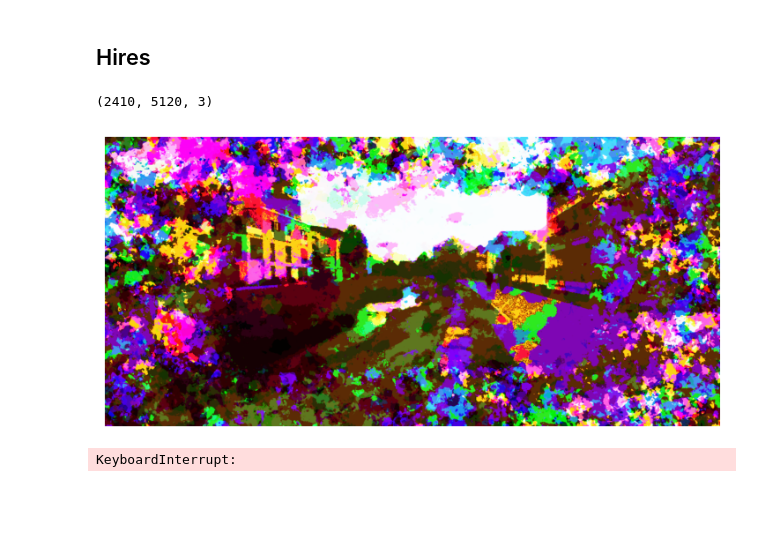
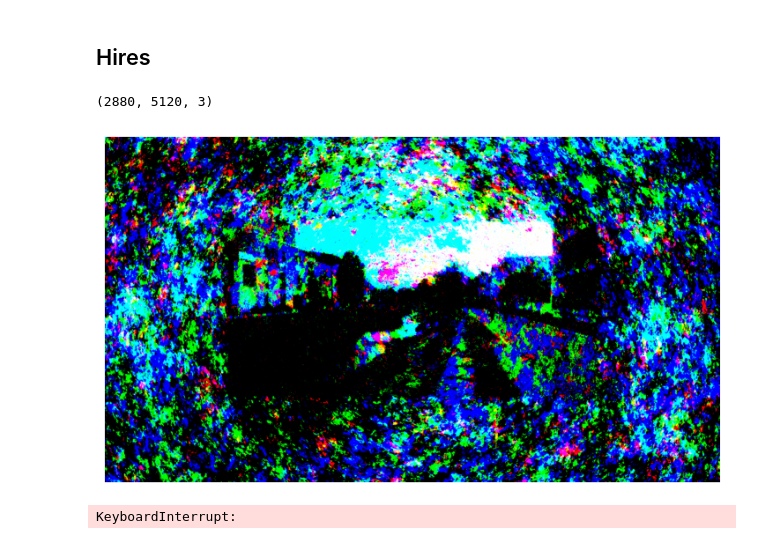
Before and after one commit to heysoos/Dissertation, a Jupyter notebook: 01_CPPN/notebooks/notebook_cppn_sandbox.ipynb, the cells around one changed output. Drawn from its saved outputs; the diff is of its cells as text; code cells hidden in the pictures; blank space fills up the shorter version.

```diff
--- a/01_CPPN/notebooks/notebook_cppn_sandbox.ipynb
+++ b/01_CPPN/notebooks/notebook_cppn_sandbox.ipynb
@@ -151,10 +168,10 @@ projection_config = None
 sampler = Sampler(cppn)
 cppn.reinit(empty_cache=True)
 
-gscale = 1.
-scale = 3
+gscale = 5.
+scale = 5.
 xres = 512
-yres = int(512*9/21)
+yres = int(512*9/16)
 zscale = 3.
 nscale = 0
 
@@ -167,7 +184,7 @@ coords = cppn._coordinates(scale*gscale,
                            *gscale, num_nulls=4)
 
 
-def transform_coordinates(coords):
+def transform_coordinates(coords, hires_res=None):
     # transform the coordinates in some way (and make use of the null coordinates [3, 4, 5]
     # to modify the inputs to the CPPN.
 
@@ -182,8 +199,20 @@ def transform_coordinates(coords):
     # coords[1] = torch.abs(coords[1])
     ###
 
-    coords[2] *= 0
+    # coords[2] *= 0
 
+    if hires_res is not None:
+        xr, yr = hires_res
+    else:
+        xr, yr = xres, yres
+
+    # coords[2] = 1 * make_circle((xr, yr), radius=1).reshape(*coords[3].shape)
+    # coords[2] = 8 * torch.cuda.FloatTensor(generate_fractal_noise_2d((yr, xr), (2, 2), octaves=5).get()).reshape(*coords[3].shape)
+    # coords[0] = torch.cos(2 * coords[0])
+    # coords[1] = torch.sin(2 * coords[1])
+    # coords[2] *= 0.
+    # coords[2] = 0 * coords[2]
+    # coords[2] = coords[0] // 2 + coords[1] // 2
     return coords
 
 coords = transform_coordinates(coords)
@@ -434,43 +462,45 @@ new_img = new_img - new_img.mean()
 # %%
 x_reps = 10
 y_reps = 10
+x_dim = 512
+y_dim = int(x_dim * 9/16) #* aspectratio)
 # x_dim = 512
-# y_dim = int(x_dim * 9/21) #* aspectratio)
-x_dim = 512
-y_dim = int(x_dim * aspectratio)
+# y_dim = int(x_dim * aspectratio)
+hi_xres = x_reps*x_dim
+hi_yres = y_reps*y_dim
 
-scale_hires = scale*gscale * 1.75
+scale_hires = scale*gscale * 2
 z_hires = z*zscale*gscale
-coords_hires = cppn._coordinates(scale_hires, x_reps*x_dim, y_reps*y_dim, z_hires, flatten=False, num_nulls=num_nulls)
+coords_hires = cppn._coordinates(scale_hires, hi_xres, hi_yres, z_hires, flatten=False, num_nulls=num_nulls)
 
-coords_hires = transform_coordinates(coords_hires)
+coords_hires = transform_coordinates(coords_hires, (hi_xres, hi_yres))
 # coords_hires[5] = 0.5 * load_image_to_coords(target_file, (x_reps*x_dim, y_reps*y_dim), coords_hires)
 # coords_hires[4] = 15 * (1 - make_circle((x_reps*x_dim, y_reps*y_dim), radius=1.35).reshape(*coords_hires[4].shape))
 
 # np.random.seed(seed) # used for perlin noise
 # coords_hires[5] = 1.5 * inject_perlin_noise((y_reps*y_dim,x_reps*x_dim)).reshape(*coords_hires[5].shape)  # (slow as hell)
 
 # crop = int((512*16 - 512*9)/2)
 # coords_hires[-2] = nscale*scale*np.array(n_hires)[crop:-crop, :][np.newaxis, :]
 
 # coords[0] = coords[0] + np.cos(coords[0]/2)
 # coords[1] = coords[1] + np.sin(coords[1]/2)
 # coords[3] = coords[3].cpu().numpy() * (1 + 1/coords[2])
 # coords_hires[3] = 1 * new_img
 
 x = sampler.generate_hires(cppn, z=z_hires, scale=scale, x_dim=x_dim, y_dim=y_dim, x_reps=x_reps, y_reps=y_reps, coords=coords_hires)
 # x = (x - x.mean()) / x.std()
 # x = min_max((x * img_std) + img_mean)
 x = min_max(x)
 print(x.shape)
 sampler.imshow(x)
 
 time_str = datetime.now().strftime("%y-%m-%d-%H-%M-%S.%f")
 figname = '../output/hi_res/' + time_str + '.png'
 imageio.imwrite(figname, (x * 255).astype(np.uint8), format='png')
 # %% [output]
-(2410, 5120, 3)
+(2880, 5120, 3)
-[figure, old version]
+[figure, new version]
 # %%
 coords_hires[4] = 50 * make_circle((x_reps*x_dim, y_reps*y_dim), radius=1).reshape(*coords_hires[4].shape)
 # coords_hires[5] = coords_hires[5] * 1.5
```
Also changed, not shown: parts of 5 cells of this notebook.
